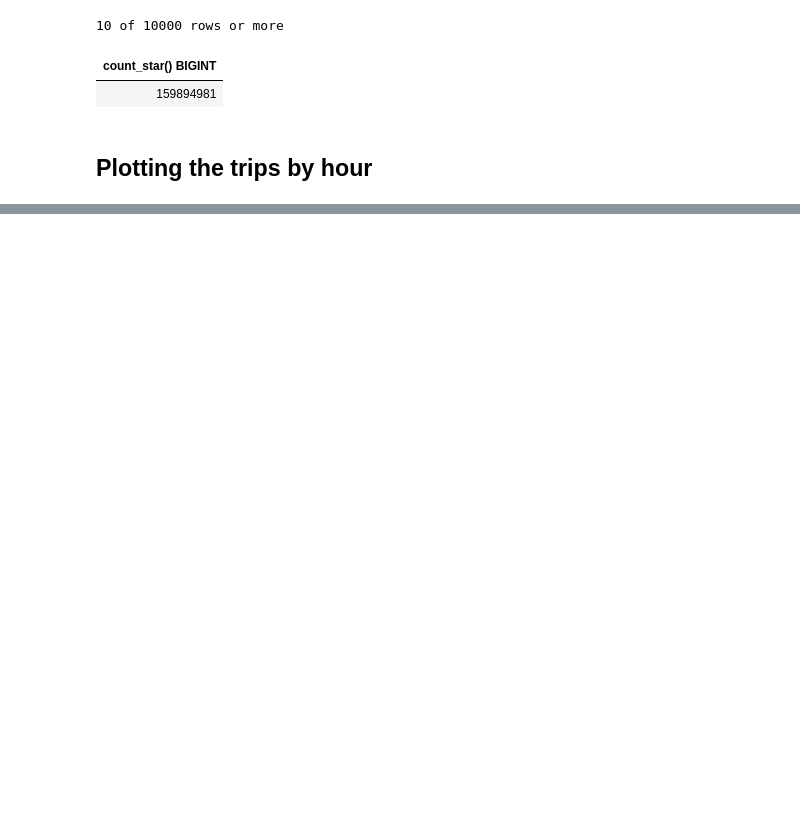
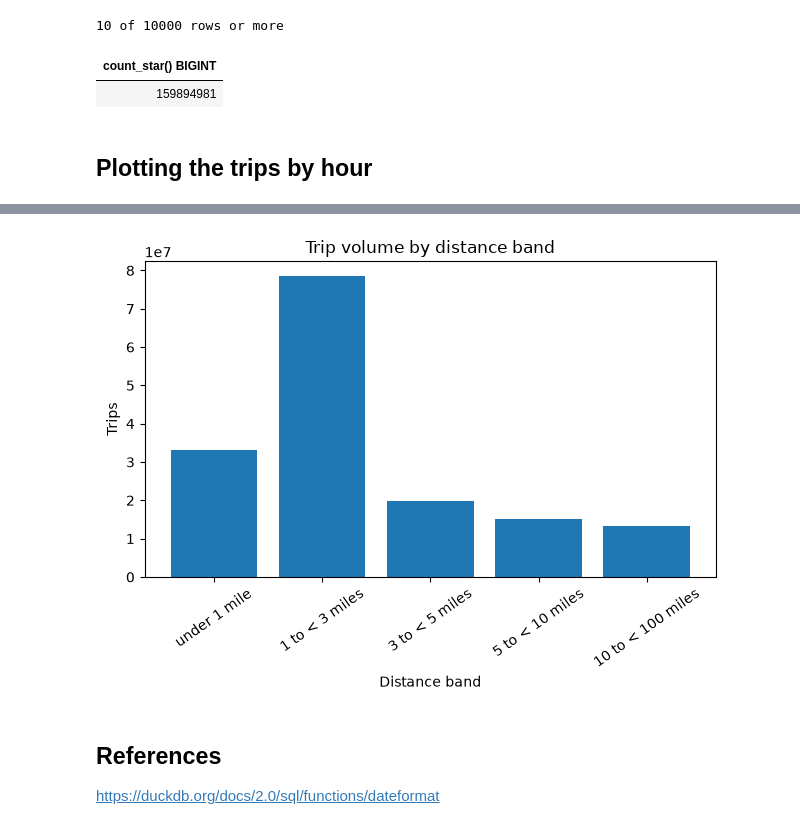
Before and after one commit to ajinikhil/NYC_jaune_taxi_analysis, a Jupyter notebook: NYC_jaune_taxi_analysis/analysis/cleaning.ipynb, the cells around one changed output, grey strips where cells are left out. Drawn from its saved outputs; the diff is of its cells as text; code cells hidden in the pictures; blank space fills up the shorter version.

```diff
--- a/NYC_jaune_taxi_analysis/analysis/cleaning.ipynb
+++ b/NYC_jaune_taxi_analysis/analysis/cleaning.ipynb
@@ -132,0 +297,17 @@ TypeError: plot() got an unexpected keyword argument 'x'
+# %%
+plt.bar(
+    distance_summary.distance_band,
+    distance_summary.trips
+)
+
+plt.xlabel("Distance band")
+plt.ylabel("Trips")
+plt.title("Trip volume by distance band")
+plt.xticks(rotation=35)
+plt.tight_layout()
+# %% [output]
+[figure, added]
+# %% [markdown]
+## References
+
+https://duckdb.org/docs/2.0/sql/functions/dateformat
```
Also changed, not shown: parts of 12 cells of this notebook.
